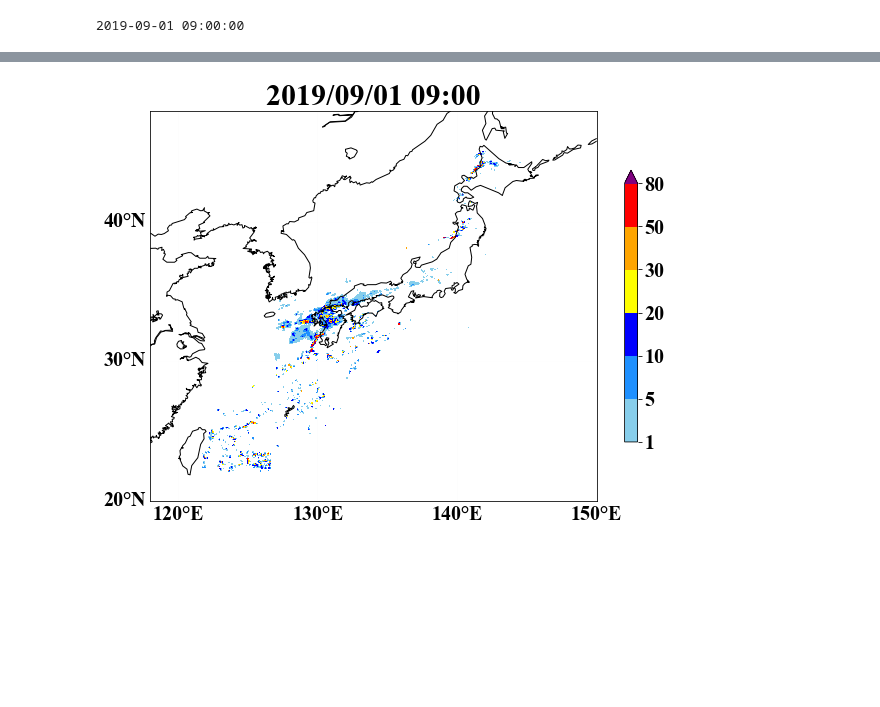
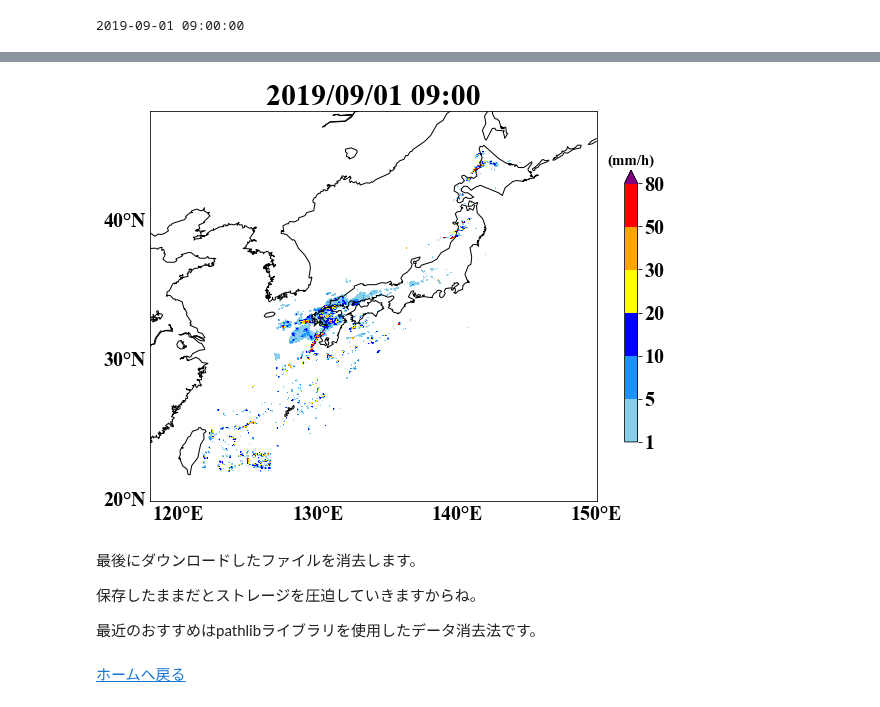
Before and after one commit to yellowmeteor/met_python.github.io, a Jupyter notebook: met_nb/radar_echo.ipynb, the cells around one changed output, grey strips where cells are left out. Saved outputs shown, nothing was run; the diff lists cells and outputs as text; code cells hidden in the pictures; blank space fills up the shorter version.

```diff
--- a/met_nb/radar_echo.ipynb
+++ b/met_nb/radar_echo.ipynb
@@ -84,20 +176,29 @@ colors = ["skyblue", "dodgerblue", "blue", "yellow", "orange", "red", "purple"]
 # %%
 %matplotlib inline
 plt.rc('font', **fonts)
 fig = plt.figure(figsize = (10, 10))
 ax = fig.add_subplot(1, 1, 1)
 mp.drawcoastlines(ax=ax)
 mp.drawmeridians(np.arange(0., 361., 10.), labels=[True, False, False, True], linewidth=0.01, ax=ax)
 mp.drawparallels(np.arange(-90., 91., 10.), labels=[True, False, False, True], linewidth=0.01, ax=ax)
 plot = ax.contourf(lon, lat, data, [1, 5, 10, 20, 30, 50, 80], colors=colors, extend="max")
 cbar = fig.colorbar(plot, shrink=0.5)
+cbar.ax.set_title("(mm/h)", fontsize=15)
 ax.set_title('{0:04d}/{1:02d}/{2:02d} {3:02d}:00'.format(Y, M, D, H), fontsize=30)
 
 plt.show()
 plt.close('all')
 # %% [output]
-[figure, old version]
+[figure, new version]
+# %% [markdown]
+最後にダウンロードしたファイルを消去します。
+
+保存したままだとストレージを圧迫していきますからね。
+
+最近のおすすめはpathlibライブラリを使用したデータ消去法です。
 # %%
 # delete file
 tar.close()
 Path(tar_file).unlink()
+# %% [markdown]
+[ホームへ戻る](https://yellowmeteor.github.io/met_python.github.io/)
```
Also changed, not shown: parts of 11 cells of this notebook, 4 other files.
